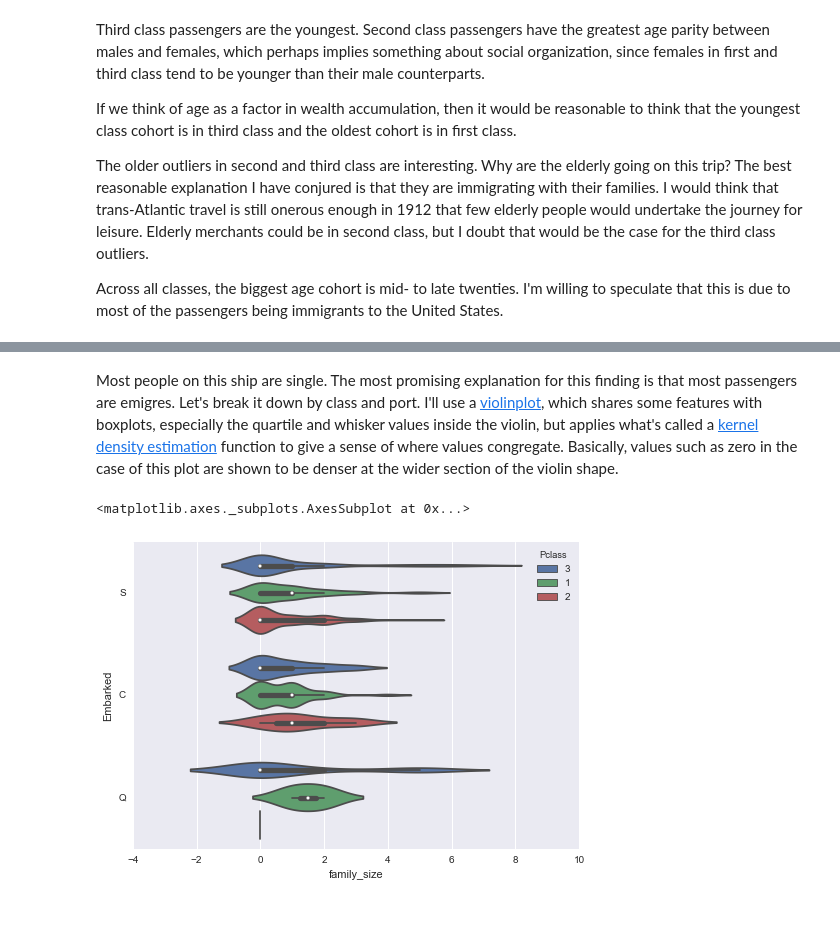
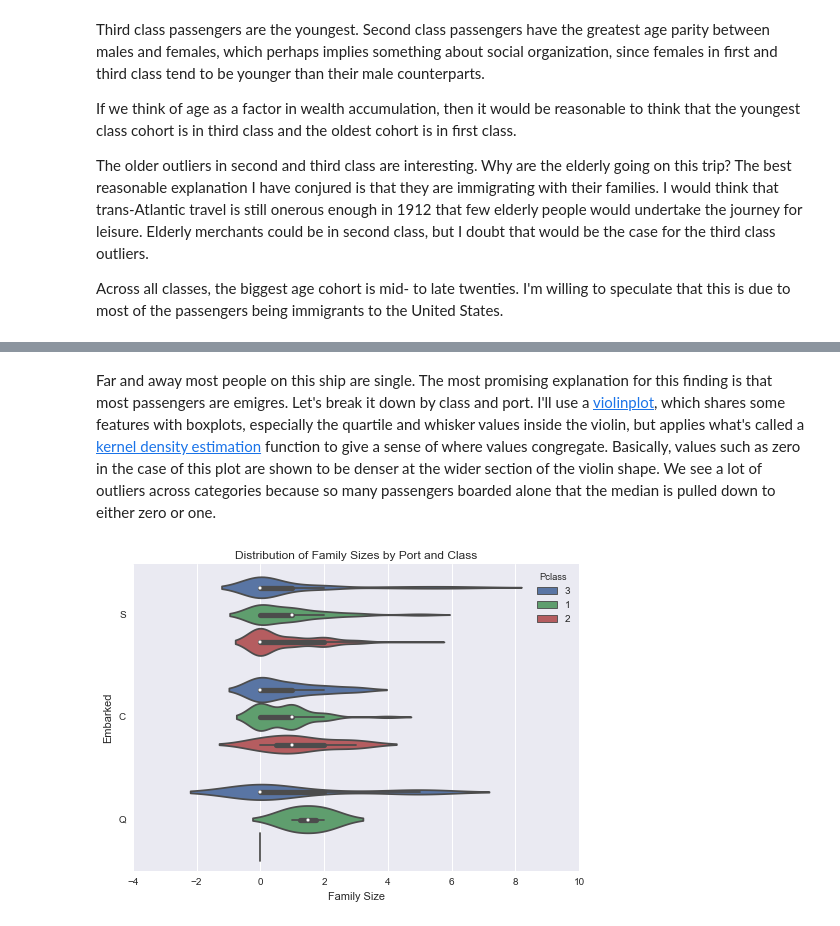
Before and after one commit to nathan-booth/DAND-project2, a Jupyter notebook: titanic.ipynb, the cells around one changed output, grey strips where cells are left out. Saved outputs shown, nothing was run; the diff lists cells and outputs as text; code cells hidden in the pictures.

```diff
--- a/titanic.ipynb
+++ b/titanic.ipynb
@@ -136,7 +238,17 @@ array([[<matplotlib.axes._subplots.AxesSubplot object at 0x...>]], dtype=object)
 # %% [markdown]
-Most people on this ship are single. The most promising explanation for this finding is that most passengers are emigres. Let's break it down by class and port. I'll use a [violinplot](http://stanford.edu/~mwaskom/software/seaborn/generated/seaborn.violinplot.html#seaborn.violinplot), which shares some features with boxplots, especially the quartile and whisker values inside the violin, but applies what's called a [kernel density estimation](https://en.wikipedia.org/wiki/Kernel_density_estimation) function to give a sense of where values congregate. Basically, values such as zero in the case of this plot are shown to be denser at the wider section of the violin shape.
+Far and away most people on this ship are single. The most promising explanation for this finding is that most passengers are emigres. Let's break it down by class and port.  I'll use a [violinplot](http://stanford.edu/~mwaskom/software/seaborn/generated/seaborn.violinplot.html#seaborn.violinplot), which shares some features with boxplots, especially the quartile and whisker values inside the violin, but applies what's called a [kernel density estimation](https://en.wikipedia.org/wiki/Kernel_density_estimation) function to give a sense of where values congregate. Basically, values such as zero in the case of this plot are shown to be denser at the wider section of the violin shape. We see a lot of outliers across categories because so many passengers boarded alone that the median is pulled down to either zero or one.
-# %%
-sns.violinplot(x="family_size", y="Embarked", hue="Pclass", data=people_df)
-# %% [output]
-<matplotlib.axes._subplots.AxesSubplot at 0x...>
-[figure, removed]
+# %%
+def  create_violinplot(x_axis, y_axis, alt_group, df, x, violin_title):
+    ''' str, str, str, df, str, str -> plot
+    Given column names x_axis, y_axis, alt_group from df and an x label and plot title,
+    return a violinplot.
+    '''
+    sns.violinplot(x="family_size", y="Embarked", hue="Pclass", data=people_df)
+    plt.xlabel(x)
+    plt.title(violin_title)
+    plt.show()
+
+create_violinplot('family_size', 'Embarked', 'Pclass', people_df, 'Family Size',
+                  'Distribution of Family Sizes by Port and Class')
+# %% [output]
+[figure, added]
```
Also changed, not shown: parts of 21 cells of this notebook.
